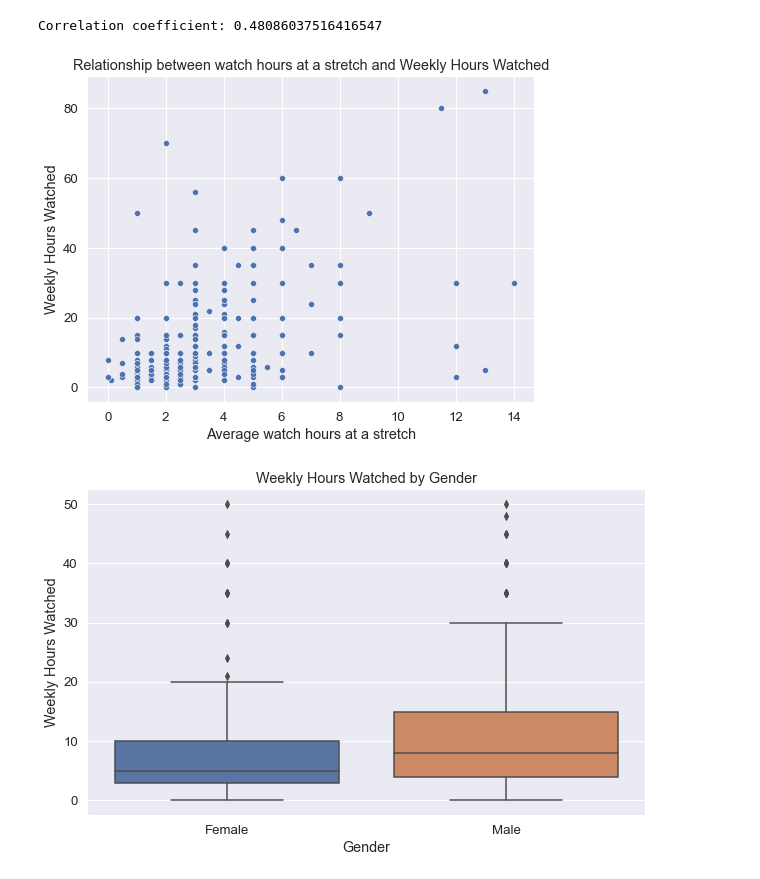
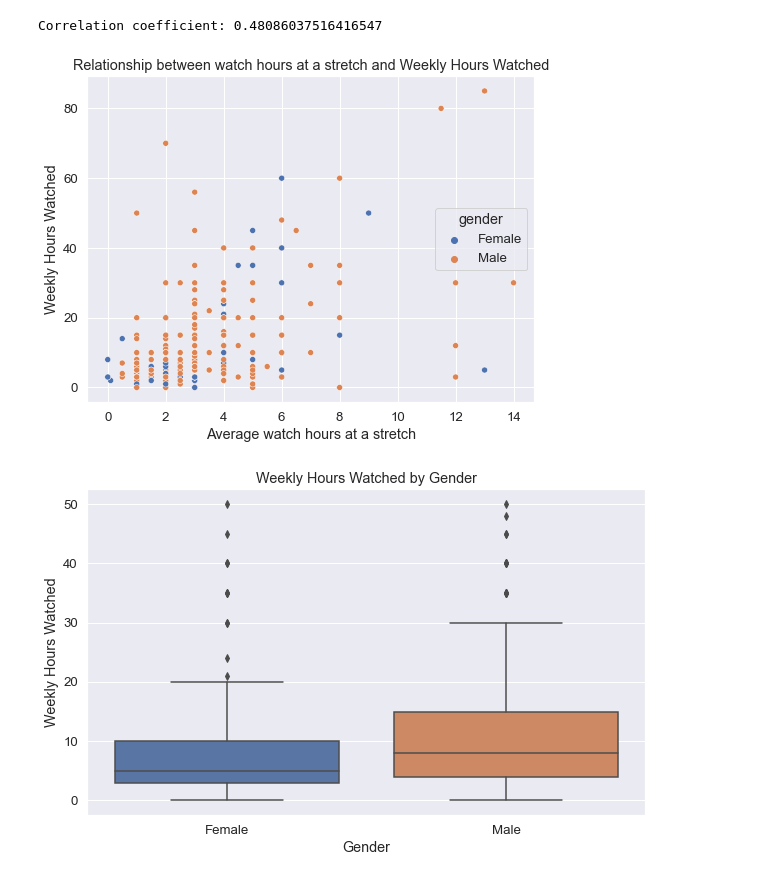
Before and after one commit to gunjitmittal/Stats-Project, a Jupyter notebook: Figures/Plots.ipynb, the cells around one changed output. Cells and saved outputs as stored; diff of their text form; code cells hidden in the pictures.

```diff
--- a/Figures/Plots.ipynb
+++ b/Figures/Plots.ipynb
@@ -394,18 +397,18 @@ Correlation coefficient: 0.48086037516416547
 # %%
 fig, ax = plt.subplots(figsize=(8,6))
 # Create the scatter plot with regression line
-sns.scatterplot(x='watch_duration', y='weekly_duration', data=filtered_df)
+sns.scatterplot(x='watch_duration', y='weekly_duration',hue="gender", data=filtered_df)
 
 # Add labels and title
 plt.xlabel('Average watch hours at a stretch')
 plt.ylabel('Weekly Hours Watched')
 plt.title('Relationship between watch hours at a stretch and Weekly Hours Watched')
 
-plt.savefig("watch_hours_at_stretch_and_weekly_hours_scatter.jpg")
+plt.savefig("watch_hours_at_stretch_and_weekly_hours_scatter.jpg", bbox_inches="tight")
 # Show the plot
 plt.show()
 # %% [output]
-[figure, old version]
+[figure, new version]
 # %%
 # Remove Fake/Extreme Outliers
 df2 = df[(df['weekly_duration'] <= 50)]
```
Also changed, not shown: parts of 19 cells of this notebook, 21 other files.
